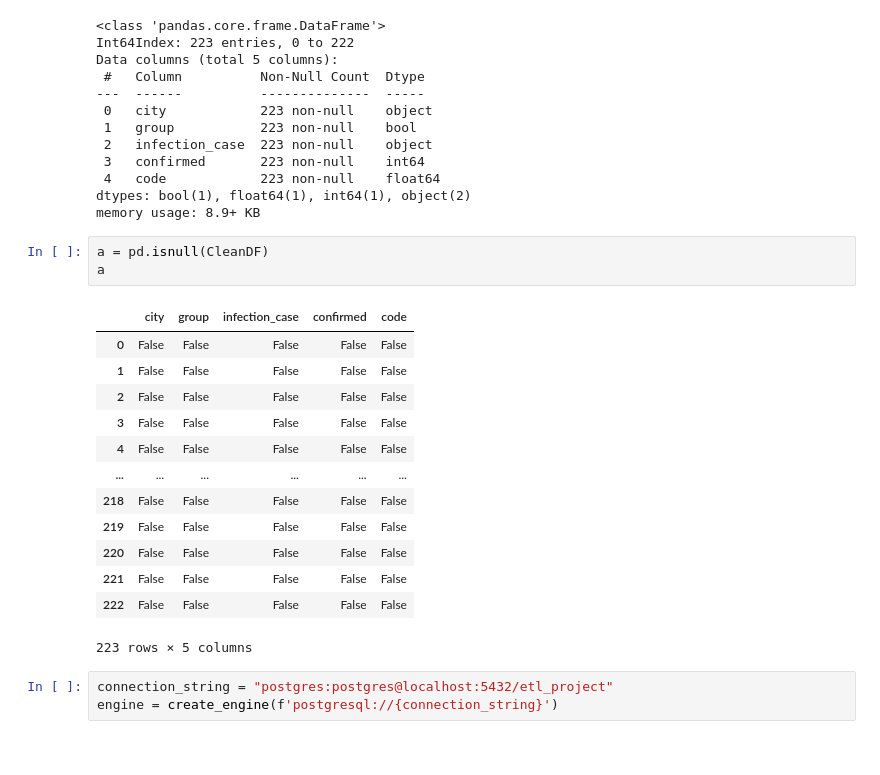
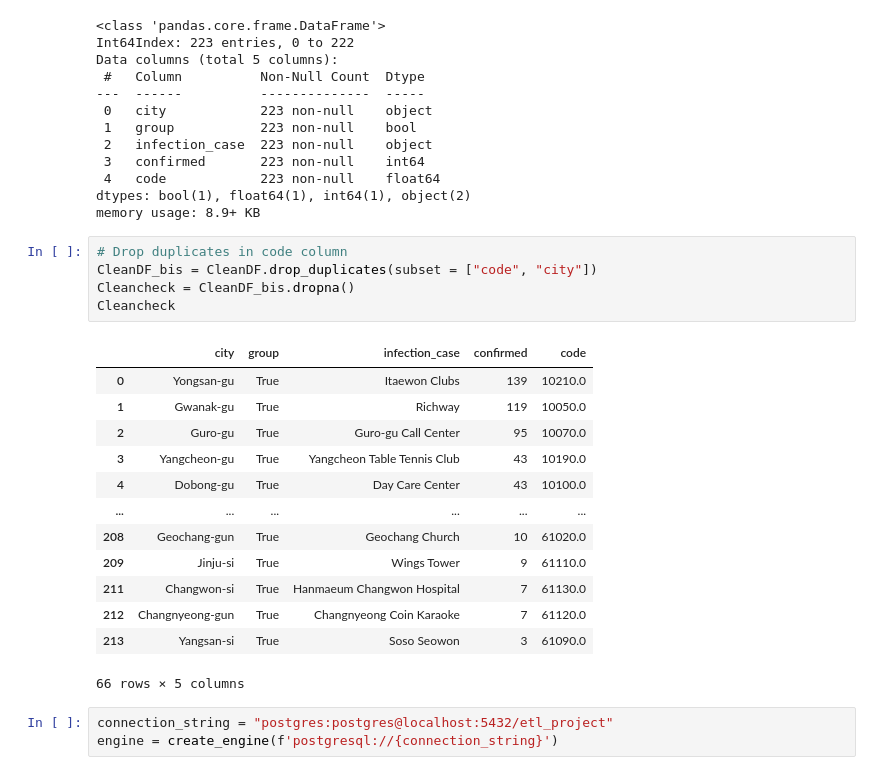
Before and after one commit to DuvanDiaz/COVID-19-in-South-Korea-Analysis, a Jupyter notebook: covid_south_korea-Copy1.ipynb, the cells around one changed output. Drawn from its saved outputs; the diff is of its cells as text.

Commit message:
drop duplicates

```diff
--- a/covid_south_korea-Copy1.ipynb
+++ b/covid_south_korea-Copy1.ipynb
@@ -116,23 +116,25 @@ Data columns (total 5 columns):
  4   code            223 non-null    float64
 dtypes: bool(1), float64(1), int64(1), object(2)
 memory usage: 8.9+ KB
-# %%
-a = pd.isnull(CleanDF)
-a
-# %% [output]
-|  | city | group | infection_case | confirmed | code |
-| 0 | False | False | False | False | False |
-| 1 | False | False | False | False | False |
-| 2 | False | False | False | False | False |
-| 3 | False | False | False | False | False |
-| 4 | False | False | False | False | False |
-| ... | ... | ... | ... | ... | ... |
-| 218 | False | False | False | False | False |
-| 219 | False | False | False | False | False |
-| 220 | False | False | False | False | False |
-| 221 | False | False | False | False | False |
-| 222 | False | False | False | False | False |
-223 rows × 5 columns
+# %%
+# Drop duplicates in code column
+CleanDF_bis = CleanDF.drop_duplicates(subset = ["code", "city"])
+Cleancheck = CleanDF_bis.dropna()
+Cleancheck
+# %% [output]
+|  | city | group | infection_case | confirmed | code |
+| 0 | Yongsan-gu | True | Itaewon Clubs | 139 | 10210.0 |
+| 1 | Gwanak-gu | True | Richway | 119 | 10050.0 |
+| 2 | Guro-gu | True | Guro-gu Call Center | 95 | 10070.0 |
+| 3 | Yangcheon-gu | True | Yangcheon Table Tennis Club | 43 | 10190.0 |
+| 4 | Dobong-gu | True | Day Care Center | 43 | 10100.0 |
+| ... | ... | ... | ... | ... | ... |
+| 208 | Geochang-gun | True | Geochang Church | 10 | 61020.0 |
+| 209 | Jinju-si | True | Wings Tower | 9 | 61110.0 |
+| 211 | Changwon-si | True | Hanmaeum Changwon Hospital | 7 | 61130.0 |
+| 212 | Changnyeong-gun | True | Changnyeong Coin Karaoke | 7 | 61120.0 |
+| 213 | Yangsan-si | True | Soso Seowon | 3 | 61090.0 |
+66 rows × 5 columns
 # %%
 connection_string = "postgres:postgres@localhost:5432/etl_project"
 engine = create_engine(f'postgresql://{connection_string}')
```
Also changed, not shown: parts of 3 cells of this notebook.
